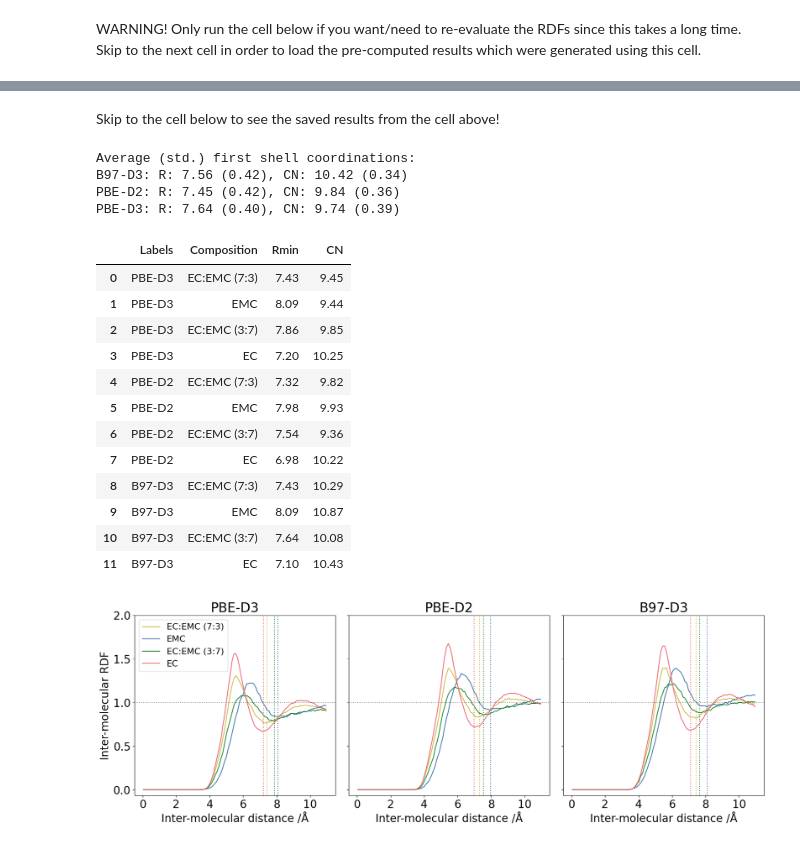
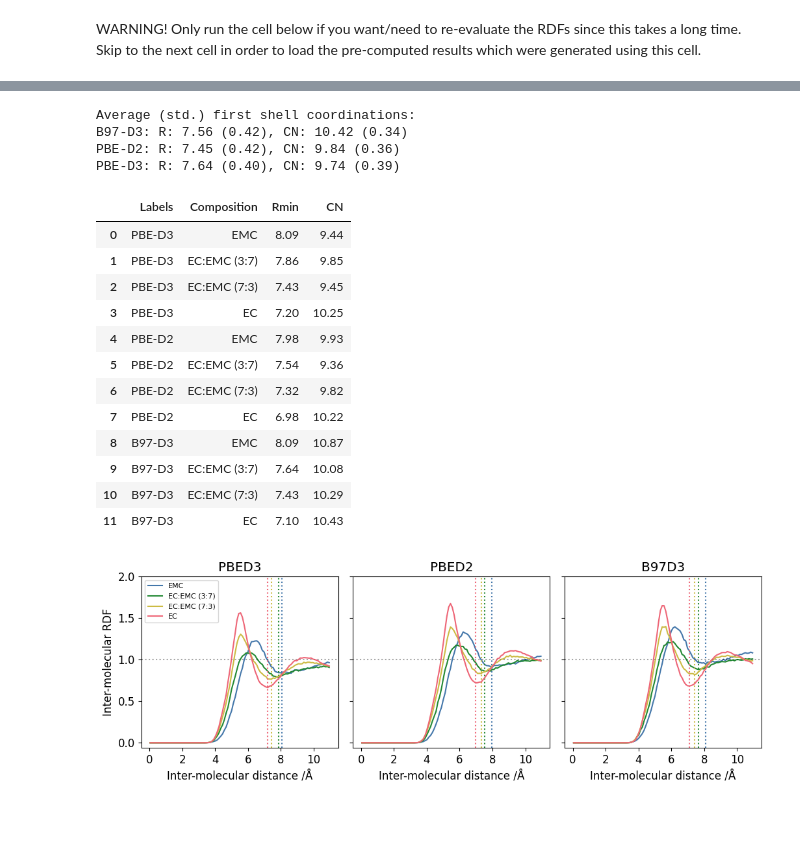
Before and after one commit to viktorsvahn/Limits_of_cluster_MLIPs, a Jupyter notebook: part1-dft_impact-periodic_data.ipynb, the cells around one changed output, grey strips where cells are left out. Saved outputs shown, nothing was run; the diff lists cells and outputs as text; code cells hidden in the pictures; blank space fills up the shorter version.

```diff
--- a/part1-dft_impact-periodic_data.ipynb
+++ b/part1-dft_impact-periodic_data.ipynb
@@ -741,7 +365,7 @@ for tag, data in thermo.items():
     data_set, labels, seed, dset = tag.split('/')
     for comp, traj in data.items():
         temp = int(comp.split('_')[-1][:-1])
-        time, msd, dens = get_dynamic_data(traj, handle=labels)
+        time, msd, dens = funcs.get_dynamic_data(traj, handle=labels)
         dens = np.mean(dens)*1000 # kg/m3
 
         if '000conEC' in comp:
@@ -799,4 +423,4 @@ ___
 # %%
 step_xyz = dict()
 for tag in tags:
-    step_xyz[tag] = get_all_thermo(f'{path}{tag}/dynamics/*', handle='.xyz')
+    step_xyz[tag] = funcs.get_all_thermo(f'{path}{tag}/dynamics/*', handle='.xyz')
@@ -818,18 +455,19 @@ step_length = 0.02524
 fig, axs = plt.subplots(1,len(tags), figsize=(7*scale, 2.3*scale), sharex=True, sharey=True)
 for i, k in enumerate(step_xyz):
     tag = tags[i]
-    atoms = xyz[k]
+    atoms = xyz[k][3:]      # First three structures are just reference atoms with 0 energy and force.
     data_set, labels, seed, dset_sample = tag.split('/')
 
     # Obtain forces and errors
     ## reference
-    ref_forces = [a.arrays['forces']*step_length for a in atoms if 'forces' in a.arrays.keys()]
+    ref_forces = [a.calc.results['forces']*step_length for a in atoms]
+
     ref_forces = np.concatenate(ref_forces).flatten()
 
     ## mace
-    mace_forces = [a.arrays['MACE_forces']*step_length for a in atoms if 'forces' in a.arrays.keys()]
+    mace_forces = [a.arrays['MACE_forces']*step_length for a in atoms]
     mace_forces = np.concatenate(mace_forces).flatten()
-    rmse, rrmse = RMSE(ref_forces, mace_forces)
+    rmse, rrmse = funcs.RMSE(ref_forces, mace_forces)
 
     # Plot correlations
     axs[i].set_title(label_map[labels])
@@ -852,10 +490,15 @@ plt.tight_layout()
 # %% [markdown]
 WARNING! Only run the cell below if you want/need to re-evaluate the RDFs since this takes a long time. Skip to the next cell in order to load the pre-computed results which were generated using this cell.
 # %%
-rdfs, number_densities = get_mol_rdfs(path, tags)
+try:
+    with open('./part1_rdfs.pkl', 'rb') as f:
+        rdfs = pickle.load(f)
+    with open('./part1_rhos.pkl', 'rb') as f:
+        number_densities = pickle.load(f)
+except:
+    rdfs, number_densities = funcs.get_mol_rdfs(path, tags)
 
-with open('./part1_rdfs.pkl', 'wb') as f:
-    pickle.dump(rdfs, f)
-
-with open('./part1_rhos.pkl', 'wb') as f:
-    pickle.dump(number_densities, f)
+    with open('./part1_rdfs.pkl', 'wb') as f:
+        pickle.dump(rdfs, f)
+    with open('./part1_rhos.pkl', 'wb') as f:
+        pickle.dump(number_densities, f)
@@ -878,2 +504,0 @@ Periodic_B97D3 DSET1 SEED1
-# %% [markdown]
-Skip to the cell below to see the saved results from the cell above!
@@ -893,7 +512,6 @@ radii = []
 fig, axs = plt.subplots(1,3, figsize=(7*scale,2.5*scale), sharey=True)
 axs[0].set_ylabel('Inter-molecular RDF')
 for ax, (model,dsets) in zip(axs, rdfs.items()):
-    ax.set_title(model_map[model])
     ax.set_xlabel('Inter-molecular distance /Å')
     for dset,seeds in dsets.items():
         if dset == 'DSET1':
@@ -905,45 +523,47 @@ for ax, (model,dsets) in zip(axs, rdfs.items()):
                         rmin = min(r[id0:idhi])
                         idx = np.argmin(g[id0:idhi])
 
-                        ax.axvline(r[id0+idx], 0, 1, color=get_colour(comp), alpha=1, linestyle='dotted')
-                        ax.plot(r, g, label=comp, color=get_colour(comp))
+                        ax.axvline(r[id0+idx], 0, 1, color=funcs.get_colour(comp), alpha=1, linestyle='dotted')
+                        ax.plot(r, g, label=comp, color=funcs.get_colour(comp))
                         ax.set_ylim(None,2)
-                        ax.axhline(y=1.0, linestyle=':', color=cset.black, alpha=0.1)
+                        ax.axhline(y=1.0, linestyle=':', color='black', alpha=0.1)
 
                         rho = number_densities[model][dset][seed][comp]
                         r_prime = r[:id0+idx]
                         g_prime = g[1:id0+idx]
                         v_shell = 4/3*np.pi*(r_prime[1:]**3-r_prime[:-1]**3)
                         N = sum(g_prime*v_shell*rho)
 
                         train_data, labels = model.split('_')
+                        ax.set_title(labels)
+
                         radii.append([label_map[labels], comp, r[id0+idx], N])
 axs[0].legend(fontsize=fsize-4)
 plt.tight_layout()
 
 
 radii_df = pd.DataFrame(radii, columns=['Labels', 'Composition', 'Rmin', 'CN'])
 print('Average (std.) first shell coordinations:')
 for name, group in radii_df.groupby('Labels'):
     print(f'{name}: R: {group["Rmin"].mean():.2f} ({group["Rmin"].std():.2f}), CN: {group["CN"].mean():.2f} ({group["CN"].std():.2f})')
 print()
 radii_df.round(decimals=2)
 # %% [output]
 Average (std.) first shell coordinations:
 B97-D3: R: 7.56 (0.42), CN: 10.42 (0.34)
 PBE-D2: R: 7.45 (0.42), CN: 9.84 (0.36)
 PBE-D3: R: 7.64 (0.40), CN: 9.74 (0.39)
 |  | Labels | Composition | Rmin | CN |
-| 0 | PBE-D3 | EC:EMC (7:3) | 7.43 | 9.45 |
-| 1 | PBE-D3 | EMC | 8.09 | 9.44 |
-| 2 | PBE-D3 | EC:EMC (3:7) | 7.86 | 9.85 |
+| 0 | PBE-D3 | EMC | 8.09 | 9.44 |
+| 1 | PBE-D3 | EC:EMC (3:7) | 7.86 | 9.85 |
+| 2 | PBE-D3 | EC:EMC (7:3) | 7.43 | 9.45 |
 | 3 | PBE-D3 | EC | 7.20 | 10.25 |
-| 4 | PBE-D2 | EC:EMC (7:3) | 7.32 | 9.82 |
-| 5 | PBE-D2 | EMC | 7.98 | 9.93 |
-| 6 | PBE-D2 | EC:EMC (3:7) | 7.54 | 9.36 |
+| 4 | PBE-D2 | EMC | 7.98 | 9.93 |
+| 5 | PBE-D2 | EC:EMC (3:7) | 7.54 | 9.36 |
+| 6 | PBE-D2 | EC:EMC (7:3) | 7.32 | 9.82 |
 | 7 | PBE-D2 | EC | 6.98 | 10.22 |
-| 8 | B97-D3 | EC:EMC (7:3) | 7.43 | 10.29 |
-| 9 | B97-D3 | EMC | 8.09 | 10.87 |
-| 10 | B97-D3 | EC:EMC (3:7) | 7.64 | 10.08 |
+| 8 | B97-D3 | EMC | 8.09 | 10.87 |
+| 9 | B97-D3 | EC:EMC (3:7) | 7.64 | 10.08 |
+| 10 | B97-D3 | EC:EMC (7:3) | 7.43 | 10.29 |
 | 11 | B97-D3 | EC | 7.10 | 10.43 |
-[figure, old version]
+[figure, new version]
```
Also changed, not shown: parts of 19 cells of this notebook.
